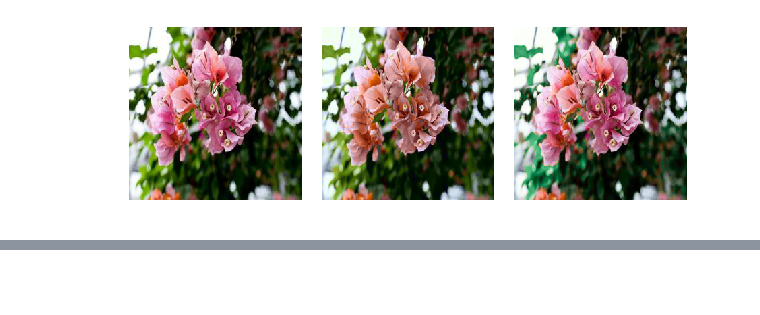
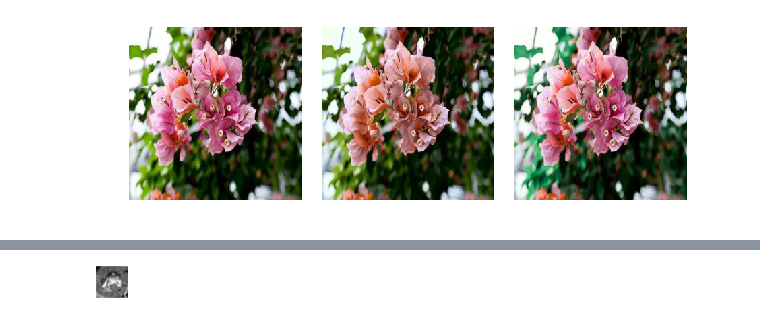
Before and after one commit to lukas-blecher/Colorization, a Jupyter notebook: figures.ipynb, the cells around one changed output, grey strips where cells are left out. Drawn from its saved outputs; the diff is of its cells as text; code cells hidden in the pictures; blank space fills up the shorter version.

```diff
--- a/figures.ipynb
+++ b/figures.ipynb
@@ -35,3 +36,6 @@ plt.show()
 [figure]
 # %%
 Image.fromarray(toInt(labrec)).save('figures/bin-reconstruction-lab150.png')
+# %%
+from functions import load_trainset
+stl = load_trainset('../stl-10',train = False,lab = False)
@@ -37,0 +137,4 @@ Image.fromarray(toInt(labrec)).save('figures/bin-reconstruction-lab150.png')
+# %%
+transforms.Compose([transforms.ToPILImage(),transforms.Grayscale(1)])(stl.data[0]).stl
+# %% [output]
+[figure, added]
```
Also changed, not shown: parts of 19 cells of this notebook, 2 other files.
